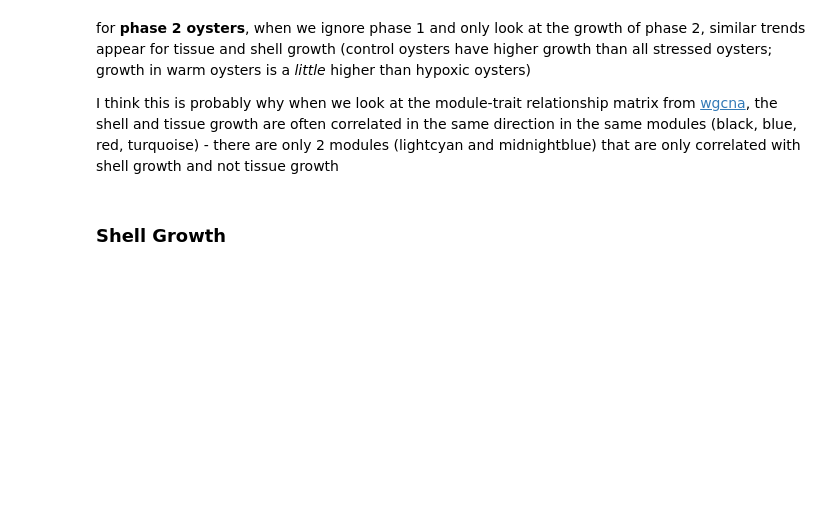
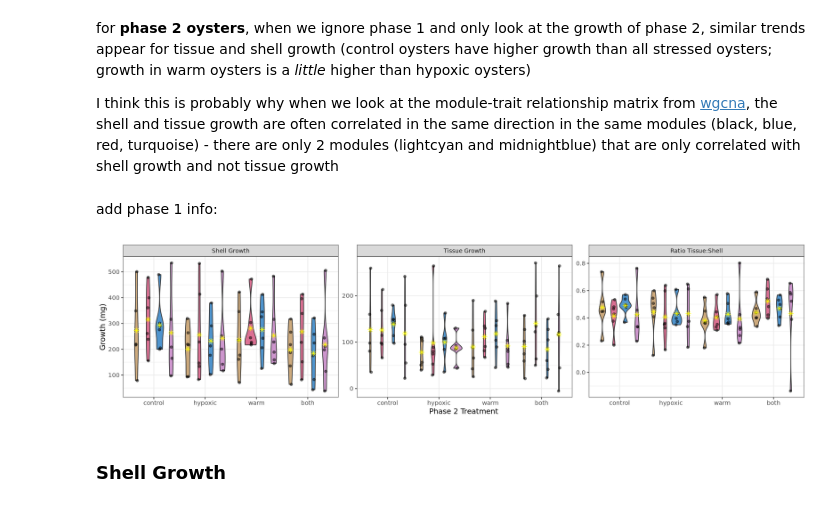
Before and after one commit to jgmcdonough/CE24_RNA-seq, a Jupyter notebook: analysis/growth/growth_treatments.ipynb, the cells around one changed output. Drawn from its saved outputs; the diff is of its cells as text; code cells hidden in the pictures; blank space fills up the shorter version.

Commit message:
add phase 1 info to violin plots

```diff
--- a/analysis/growth/growth_treatments.ipynb
+++ b/analysis/growth/growth_treatments.ipynb
@@ -115,6 +115,45 @@ labs(x = 'Phase 2 Treatment',
 for **phase 2 oysters**, when we ignore phase 1 and only look at the growth of phase 2, similar trends appear for tissue and shell growth (control oysters have higher growth than all stressed oysters; growth in warm oysters is a *little* higher than hypoxic oysters)
 
 I think this is probably why when we look at the module-trait relationship matrix from [wgcna](https://github.com/jgmcdonough/CE24_RNA-seq/blob/main/analysis/diff_expression/phase2_v_phase2/wgcna/prefilter_newRef_wgcna_p2.ipynb), the shell and tissue growth are often correlated in the same direction in the same modules (black, blue, red, turquoise) - there are only 2 modules (lightcyan and midnightblue) that are only correlated with shell growth and not tissue growth
+# %% [markdown]
+add phase 1 info:
+# %%
+options(repr.plot.height = 5, repr.plot.width = 20)
+
+p2.data$Phase2_treatment <- factor(p2.data$Phase2_treatment, levels = c('control', 'hypoxic', 'warm', 'both'))
+
+# change facet wrap labels
+custom_labels <- as_labeller(c(
+  "Actual_shell_growth_mg" = "Shell Growth",
+  "Actual_tissue_growth_mg" = "Tissue Growth",
+  "Ratio_tissue_shell_mg" = "Ratio Tissue:Shell"
+))
+
+ggplot(p2.data, aes(x = Phase2_treatment, y = Growth_mg, fill = Phase1_treatment)) +
+  geom_violin(position = position_dodge(width = 0.9)) +
+  geom_point(
+    alpha = 0.5,
+    position = position_jitterdodge(
+      jitter.width = 0.1,
+      dodge.width = 0.9
+    )
+  ) +
+  stat_summary(
+    fun = "mean",
+    geom = "point",
+    shape = 8,
+    size = 3,
+    color = "yellow",
+    position = position_dodge(width = 0.9)
+  ) +
+  scale_fill_manual(values = c("hypoxic" = "steelblue3", "warm" = "palevioletred",
+                               "control" = "burlywood3", "both" = "plum3")) +
+  guides(fill = 'none') +
+  facet_wrap(~Growth_metric, scales = 'free', labeller = custom_labels) +
+  theme_bw(base_size = 15) +
+  labs(x = 'Phase 2 Treatment', y = 'Growth (mg)')
+# %% [output]
+[figure, added]
 # %% [markdown]
 ### Shell Growth
 # %% [markdown]
```
